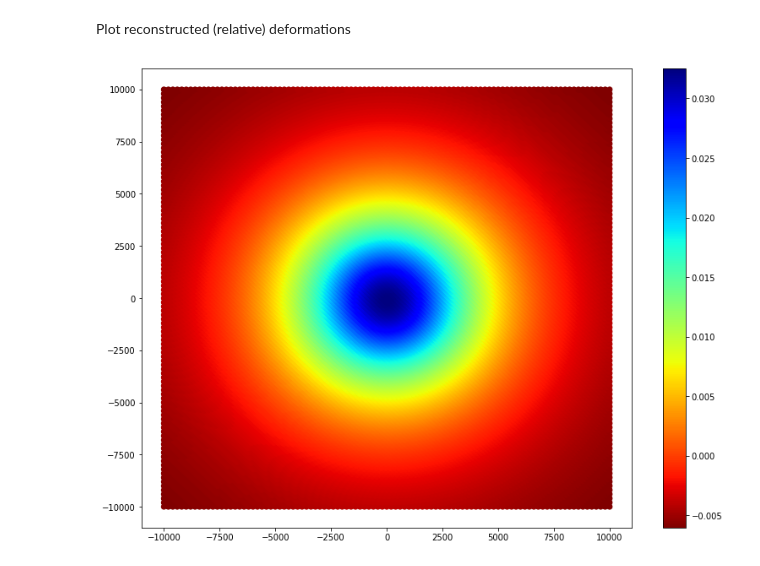
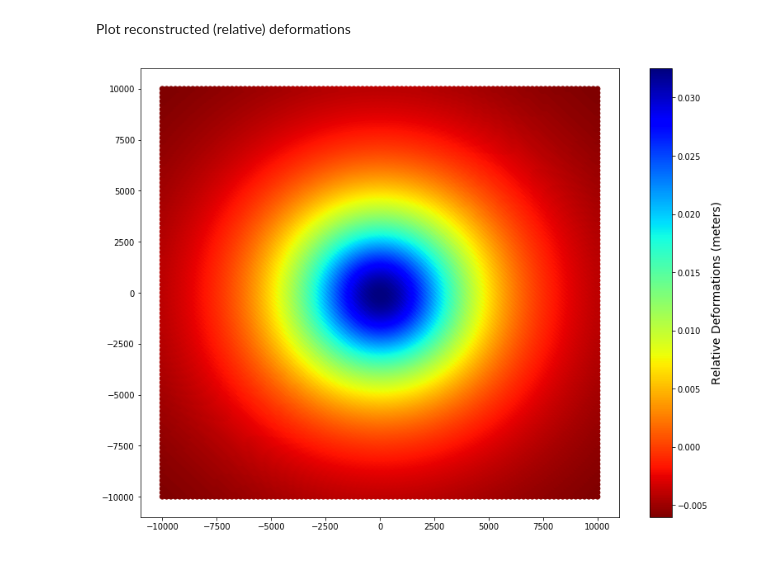
Before and after one commit to MITHaystack/science-casestudies, a Jupyter notebook: geo/Generate_Interferogram.ipynb, the cells around one changed output. Saved outputs shown, nothing was run; the diff lists cells and outputs as text; code cells hidden in the pictures.

```diff
--- a/geo/Generate_Interferogram.ipynb
+++ b/geo/Generate_Interferogram.ipynb
@@ -144,8 +146,9 @@ Plot reconstructed (relative) deformations
 # %%
 plt.gcf().set_size_inches(13,10);
 plt.scatter(x_input.ravel()[::10], y_input.ravel()[::10],
             c=scaled_unwrapped.ravel()[::10],
             cmap='jet_r');
-plt.colorbar();
+cb = plt.colorbar();
+cb.set_label('Relative Deformations (meters)', fontsize=14)
 # %% [output]
-[figure, old version]
+[figure, new version]
```
Also changed, not shown: parts of 7 cells of this notebook.
